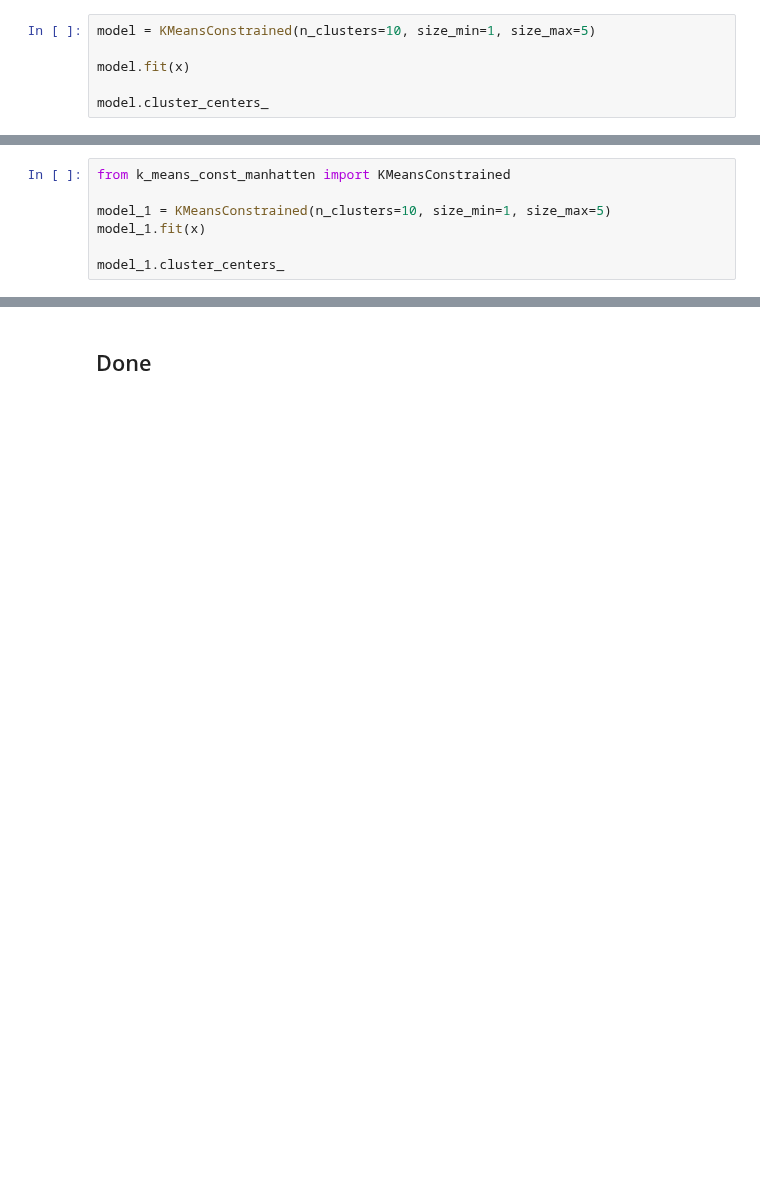
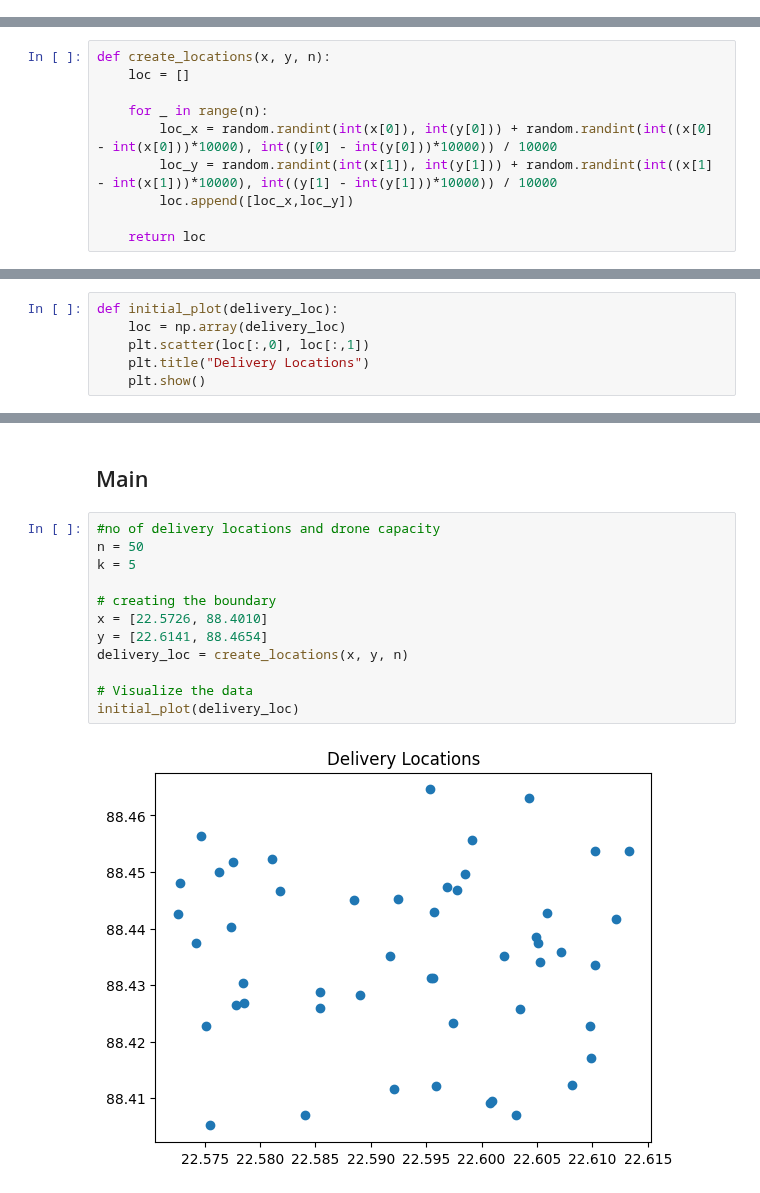
Before and after one commit to CR-Samrat/drone-based-delivary, a Jupyter notebook: Code_test/Sample.ipynb, the cells around one changed output, grey strips where cells are left out. Cells and saved outputs as stored; diff of their text form; blank space fills up the shorter version.

```diff
--- a/Code_test/Sample.ipynb
+++ b/Code_test/Sample.ipynb
@@ -29,6 +6,0 @@ array([[ -9.04429954,   2.65148275],
-# %%
-model = KMeansConstrained(n_clusters=10, size_min=1, size_max=5)
-
-model.fit(x)
-
-model.cluster_centers_
@@ -58,7 +6,0 @@ plt.scatter(model.cluster_centers_[:,0], model.cluster_centers_[:,1],marker="^",
-# %%
-from k_means_const_manhatten import KMeansConstrained
-
-model_1 = KMeansConstrained(n_clusters=10, size_min=1, size_max=5)
-model_1.fit(x)
-
-model_1.cluster_centers_
@@ -96,0 +9,10 @@ Text(0.5, 1.0, 'Euclidian Distance formula')
+# %%
+def create_locations(x, y, n):
+    loc = []
+
+    for _ in range(n):
+        loc_x = random.randint(int(x[0]), int(y[0])) + random.randint(int((x[0] - int(x[0]))*10000), int((y[0] - int(y[0]))*10000)) / 10000
+        loc_y = random.randint(int(x[1]), int(y[1])) + random.randint(int((x[1] - int(x[1]))*10000), int((y[1] - int(y[1]))*10000)) / 10000
+        loc.append([loc_x,loc_y])
+
+    return loc
@@ -96,0 +21,6 @@ Text(0.5, 1.0, 'Euclidian Distance formula')
+# %%
+def initial_plot(delivery_loc):
+    loc = np.array(delivery_loc)
+    plt.scatter(loc[:,0], loc[:,1])
+    plt.title("Delivery Locations")
+    plt.show()
@@ -97,2 +108,16 @@ Text(0.5, 1.0, 'Euclidian Distance formula')
 # %% [markdown]
-## Done
+## Main
+# %%
+#no of delivery locations and drone capacity
+n = 50
+k = 5
+
+# creating the boundary
+x = [22.5726, 88.4010]
+y = [22.6141, 88.4654]
+delivery_loc = create_locations(x, y, n)
+
+# Visualize the data
+initial_plot(delivery_loc)
+# %% [output]
+[figure, added]
```
Also changed, not shown: parts of 23 cells of this notebook.
